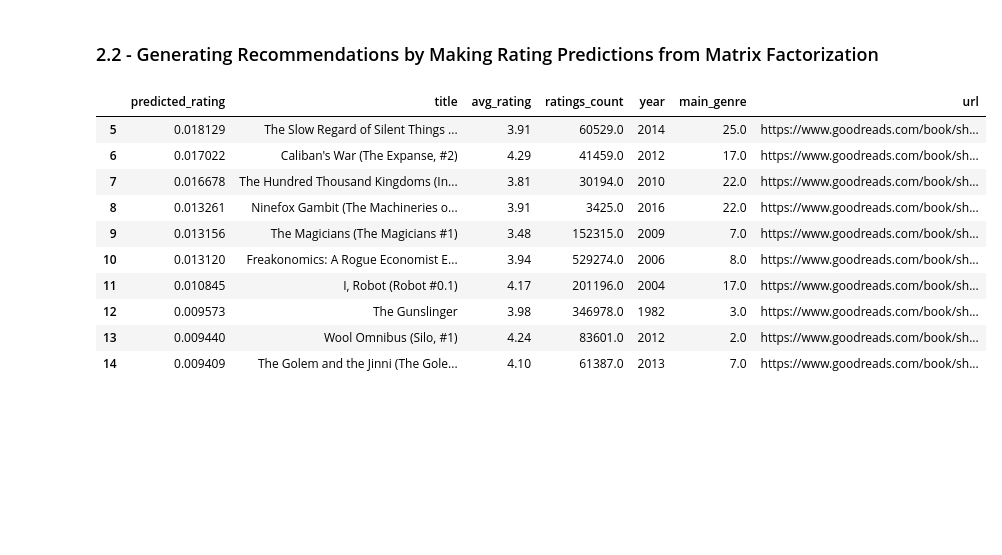
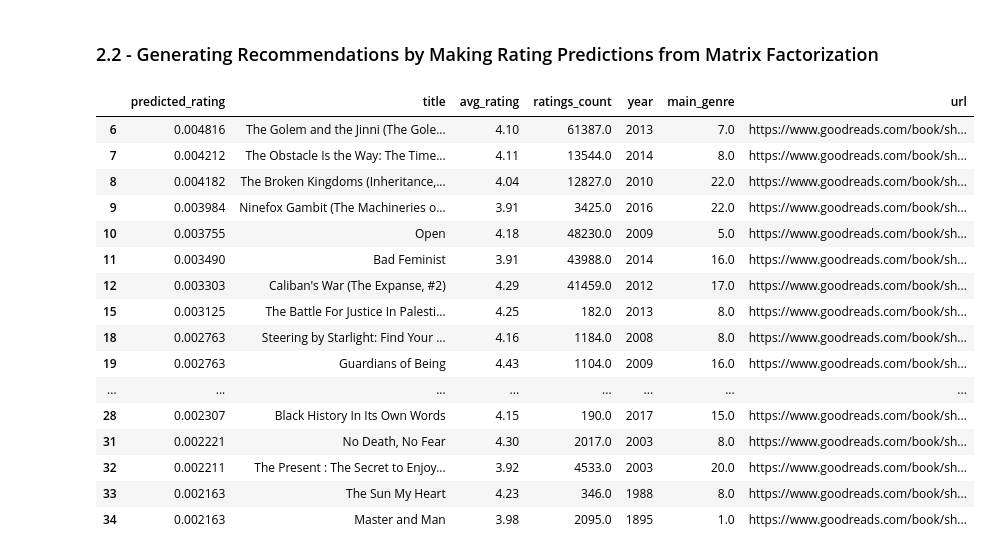
Before and after one commit to mraottth/projects, a Jupyter notebook: Goodreads Book Recommender/book_recommender.ipynb, the cells around one changed output. Drawn from its saved outputs; the diff is of its cells as text; code cells hidden in the pictures; blank space fills up the shorter version.

```diff
--- a/Goodreads Book Recommender/book_recommender.ipynb
+++ b/Goodreads Book Recommender/book_recommender.ipynb
@@ -34,10 +34,11 @@ book_index = pd.read_csv(wd + "/data/book_index_for_sparse_matrix.csv").rename(c
 my_books = pd.read_csv(wd + "/data/goodreads_library_export.csv")
 
 # Filter to books I've rated
-my_books = my_books[["Book Id", "My Rating"]].rename(columns={"Book Id":"book_id", "My Rating":"rating"}).query("rating > 0")
+my_books = my_books[["Book Id", "My Rating", "Title"]].rename(columns={"Book Id":"book_id", "My Rating":"rating", "Title":"title"}).query("rating > 0")
 
 # Reformat to fit sparse matrix
-my_books = pd.merge(book_index, my_books, how="left", on="book_id").fillna(0.)
+my_books = pd.merge(df_books[["book_id", "title"]], my_books, how="inner", on="title")
+my_books = pd.merge(book_index, my_books, how="left", left_on="book_id", right_on="book_id_x").fillna(0.)
 my_books = np.array(my_books["rating"]).reshape(1,-1)
 
 # Add to sparse matrix
@@ -320,33 +318,40 @@ Vt = sparse.csr_matrix(Vt)
 ### 2.2 - Generating Recommendations by Making Rating Predictions from Matrix Factorization
 # %%
 # Get predictions
-all_user_predicted_ratings = U.dot(sigma) @ Vt
+# all_user_predicted_ratings = U.dot(sigma) @ Vt
+all_user_predicted_ratings = U @ Vt
 df_preds = pd.DataFrame(all_user_predicted_ratings.toarray(), columns=neighbor_book_index, index=neighbor_index).reset_index()
 # %%
 # Get target user's top predicted ratings
 target_pred_books = df_preds[df_preds["index"] == target].columns[1:]
 target_pred_ratings = df_preds[df_preds["index"] == target].values[0][1:]
 
 # Put into df with relevant info from df_books
 top_preds = pd.DataFrame({"book_index":target_pred_books, "predicted_rating":target_pred_ratings})\
                 .sort_values(by="predicted_rating", ascending=False)\
                 .merge(book_index.reset_index(), left_on="book_index", right_on="index")\
                 .merge(df_books[["book_id", "title", "avg_rating", "ratings_count", "year", "main_genre","url"]], on="book_id")\
                 .drop(columns=["index", "book_id"])
 
 # Filter out already read books
 top_preds = top_preds[~top_preds["book_index"].isin(target_user_ratings["book_index"].unique())]
 top_preds.drop(["book_index"], axis=1, inplace=True)
-top_preds.head(10)
+top_preds.query("avg_rating > 3.9").head(20)
 # %% [output]
 |  | predicted_rating | title | avg_rating | ratings_count | year | main_genre | url |
-| 5 | 0.018129 | The Slow Regard of Silent Things ... | 3.91 | 60529.0 | 2014 | 25.0 | https://www.goodreads.com/book/sh... |
-| 6 | 0.017022 | Caliban's War (The Expanse, #2) | 4.29 | 41459.0 | 2012 | 17.0 | https://www.goodreads.com/book/sh... |
-| 7 | 0.016678 | The Hundred Thousand Kingdoms (In... | 3.81 | 30194.0 | 2010 | 22.0 | https://www.goodreads.com/book/sh... |
-| 8 | 0.013261 | Ninefox Gambit (The Machineries o... | 3.91 | 3425.0 | 2016 | 22.0 | https://www.goodreads.com/book/sh... |
-| 9 | 0.013156 | The Magicians (The Magicians #1) | 3.48 | 152315.0 | 2009 | 7.0 | https://www.goodreads.com/book/sh... |
-| 10 | 0.013120 | Freakonomics: A Rogue Economist E... | 3.94 | 529274.0 | 2006 | 8.0 | https://www.goodreads.com/book/sh... |
-| 11 | 0.010845 | I, Robot (Robot #0.1) | 4.17 | 201196.0 | 2004 | 17.0 | https://www.goodreads.com/book/sh... |
-| 12 | 0.009573 | The Gunslinger | 3.98 | 346978.0 | 1982 | 3.0 | https://www.goodreads.com/book/sh... |
-| 13 | 0.009440 | Wool Omnibus (Silo, #1) | 4.24 | 83601.0 | 2012 | 2.0 | https://www.goodreads.com/book/sh... |
-| 14 | 0.009409 | The Golem and the Jinni (The Gole... | 4.10 | 61387.0 | 2013 | 7.0 | https://www.goodreads.com/book/sh... |
+| 6 | 0.004816 | The Golem and the Jinni (The Gole... | 4.10 | 61387.0 | 2013 | 7.0 | https://www.goodreads.com/book/sh... |
+| 7 | 0.004212 | The Obstacle Is the Way: The Time... | 4.11 | 13544.0 | 2014 | 8.0 | https://www.goodreads.com/book/sh... |
+| 8 | 0.004182 | The Broken Kingdoms (Inheritance,... | 4.04 | 12827.0 | 2010 | 22.0 | https://www.goodreads.com/book/sh... |
+| 9 | 0.003984 | Ninefox Gambit (The Machineries o... | 3.91 | 3425.0 | 2016 | 22.0 | https://www.goodreads.com/book/sh... |
+| 10 | 0.003755 | Open | 4.18 | 48230.0 | 2009 | 5.0 | https://www.goodreads.com/book/sh... |
+| 11 | 0.003490 | Bad Feminist | 3.91 | 43988.0 | 2014 | 16.0 | https://www.goodreads.com/book/sh... |
+| 12 | 0.003303 | Caliban's War (The Expanse, #2) | 4.29 | 41459.0 | 2012 | 17.0 | https://www.goodreads.com/book/sh... |
+| 15 | 0.003125 | The Battle For Justice In Palesti... | 4.25 | 182.0 | 2013 | 8.0 | https://www.goodreads.com/book/sh... |
+| 18 | 0.002763 | Steering by Starlight: Find Your ... | 4.16 | 1184.0 | 2008 | 8.0 | https://www.goodreads.com/book/sh... |
+| 19 | 0.002763 | Guardians of Being | 4.43 | 1104.0 | 2009 | 16.0 | https://www.goodreads.com/book/sh... |
+| ... | ... | ... | ... | ... | ... | ... | ... |
+| 28 | 0.002307 | Black History In Its Own Words | 4.15 | 190.0 | 2017 | 15.0 | https://www.goodreads.com/book/sh... |
+| 31 | 0.002221 | No Death, No Fear | 4.30 | 2017.0 | 2003 | 8.0 | https://www.goodreads.com/book/sh... |
+| 32 | 0.002211 | The Present : The Secret to Enjoy... | 3.92 | 4533.0 | 2003 | 20.0 | https://www.goodreads.com/book/sh... |
+| 33 | 0.002163 | The Sun My Heart | 4.23 | 346.0 | 1988 | 8.0 | https://www.goodreads.com/book/sh... |
+| 34 | 0.002163 | Master and Man | 3.98 | 2095.0 | 1895 | 1.0 | https://www.goodreads.com/book/sh... |
```
Also changed, not shown: parts of 7 cells of this notebook.
